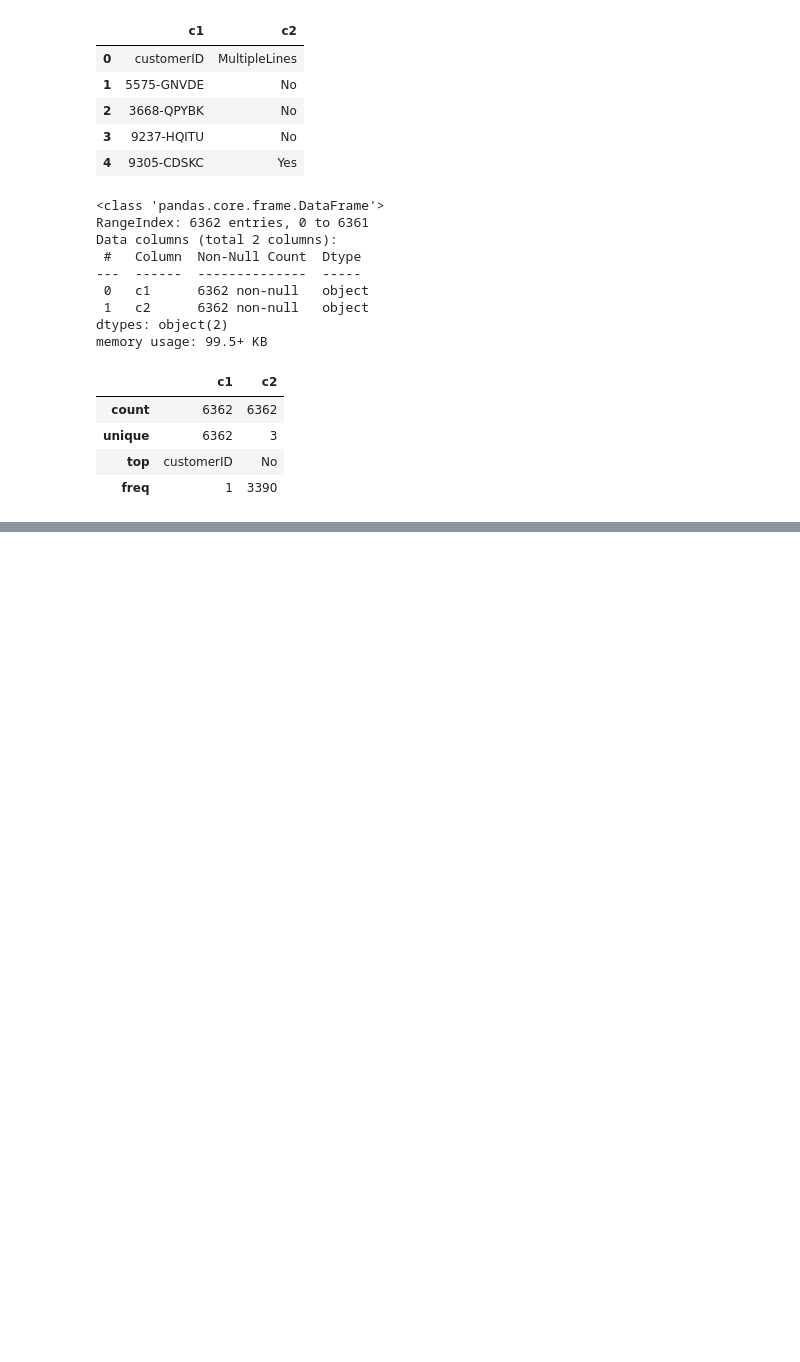
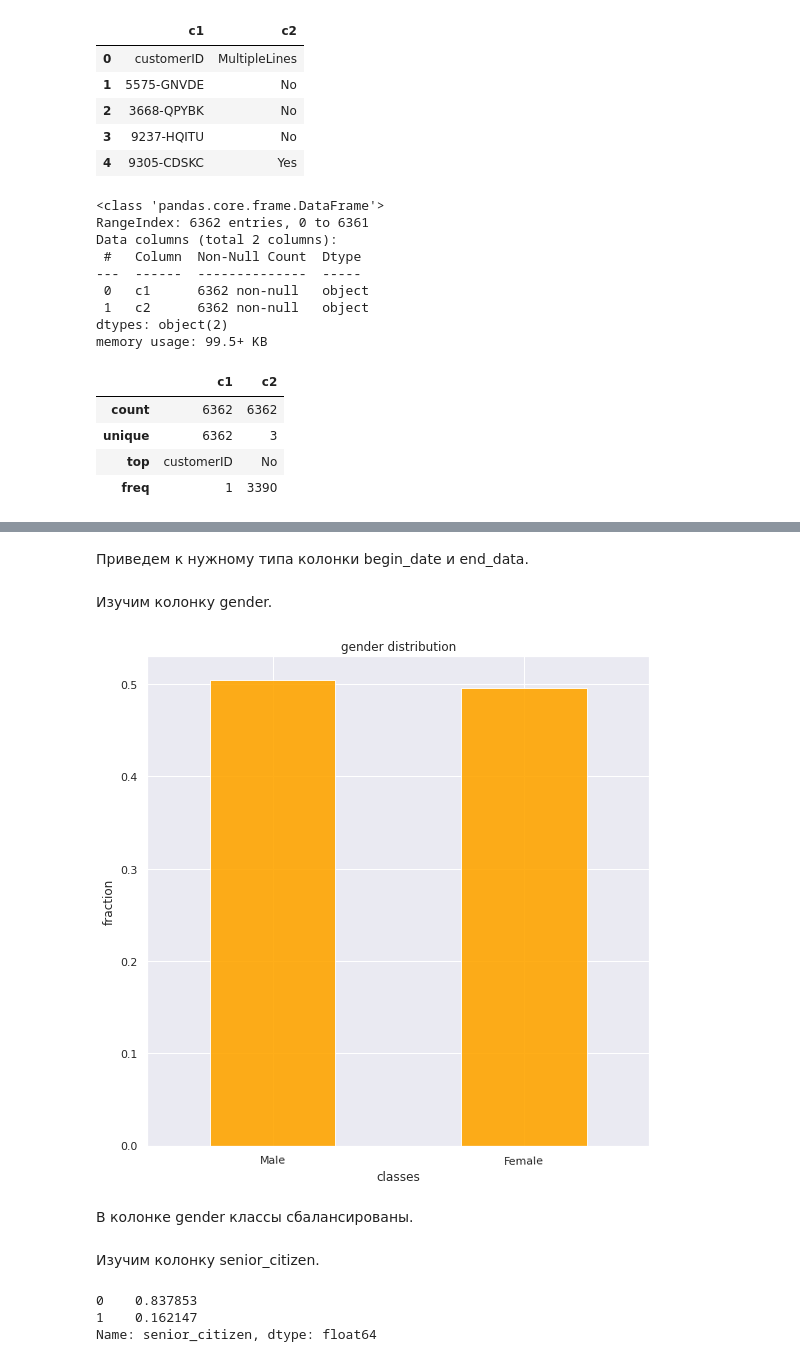
Before and after one commit to Doppler-67/telecom-users-churn-forecasting, a Jupyter notebook: telecom.ipynb, the cells around one changed output, grey strips where cells are left out. Drawn from its saved outputs; the diff is of its cells as text; code cells hidden in the pictures; blank space fills up the shorter version.

Commit message:
data prep & EDA

```diff
--- a/telecom.ipynb
+++ b/telecom.ipynb
@@ -212,0 +254,5 @@ telephony.describe()
+# %%
+internet.columns = internet_cols
+contracts.columns = contracts_cols
+clients.columns = clients_cols
+telephony.columns = telephony_cols
@@ -212,0 +263,4 @@ telephony.describe()
+# %%
+df1 = pd.merge(clients, contracts, on='customer_id', how='left')
+df2 = pd.merge(df1, telephony, on='customer_id', how='left')
+data = pd.merge(df2, internet, on='customer_id', how='left')
@@ -212,0 +269,2 @@ telephony.describe()
+# %%
+data = data.drop('customer_id', axis=1)
@@ -212,0 +300,22 @@ telephony.describe()
+# %% [markdown]
+Приведем к нужному типа колонки begin_date и end_data.
+# %%
+data[['begin_date', 'end_date']] = data[['begin_date', 'end_date']].apply(pd.to_datetime)
+# %% [markdown]
+Изучим колонку gender.
+# %%
+data['gender'].value_counts(normalize=True).plot(kind='bar', title='gender distribution', xlabel='classes',
+                                     ylabel='fraction', rot=1, color='orange', alpha =0.9, figsize=(9,9))
+plt.show()
+# %% [output]
+[figure, added]
+# %% [markdown]
+В колонке gender классы сбалансированы.
+# %% [markdown]
+Изучим колонку senior_citizen.
+# %%
+data['senior_citizen'].value_counts(normalize=True)
+# %% [output]
+0    0.837853
+1    0.162147
+Name: senior_citizen, dtype: float64
```
Also changed, not shown: parts of 110 cells of this notebook.
